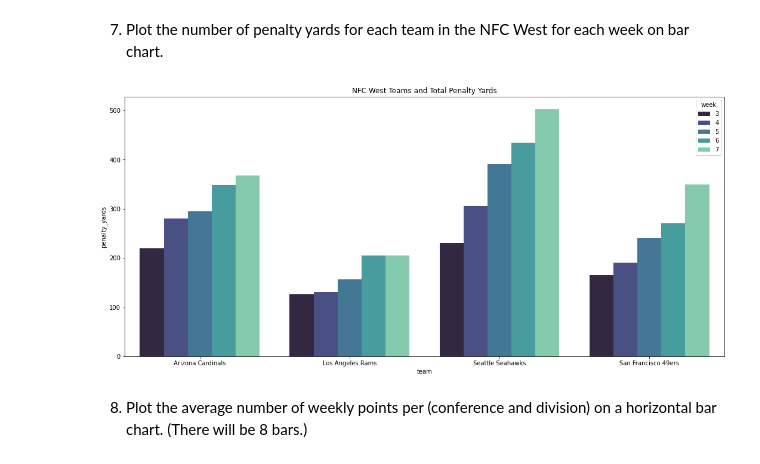
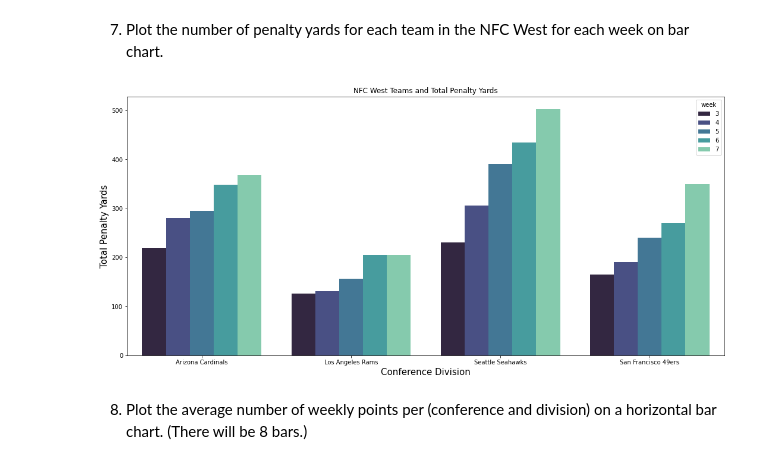
Before and after one commit to PHarris2002/CIS277-FA22-Lab6, a Jupyter notebook: Lab6.ipynb, the cells around one changed output. Cells and saved outputs as stored; diff of their text form; code cells hidden in the pictures.

```diff
--- a/Lab6.ipynb
+++ b/Lab6.ipynb
@@ -238,16 +238,18 @@ plt.title('Average Yards per Play vs. Average Total Points', fontsize=title_size
 # %%
 nfc_west_mask = (merged_data["Conference"] == "NFC") & (merged_data["Division"] == "West")
 x = merged_data[nfc_west_mask].team
 y = merged_data[nfc_west_mask].penalty_yards
 
 plt.figure(figsize=(18, 8))
 
 plot = sns.barplot(x=x, y=y,
 data=merged_data,
 hue='week',
 palette='mako').set(title='NFC West Teams and Total Penalty Yards');
+plt.xlabel('Conference Division', fontsize=label_size)
+plt.ylabel('Total Penalty Yards', fontsize=label_size);
 # %% [output]
-[figure, old version]
+[figure, new version]
 # %% [markdown]
 8. Plot the average number of weekly points per (conference and division) on a horizontal bar chart. (There will be 8 bars.)
 # %%
```
Also changed, not shown: parts of 2 cells of this notebook.
